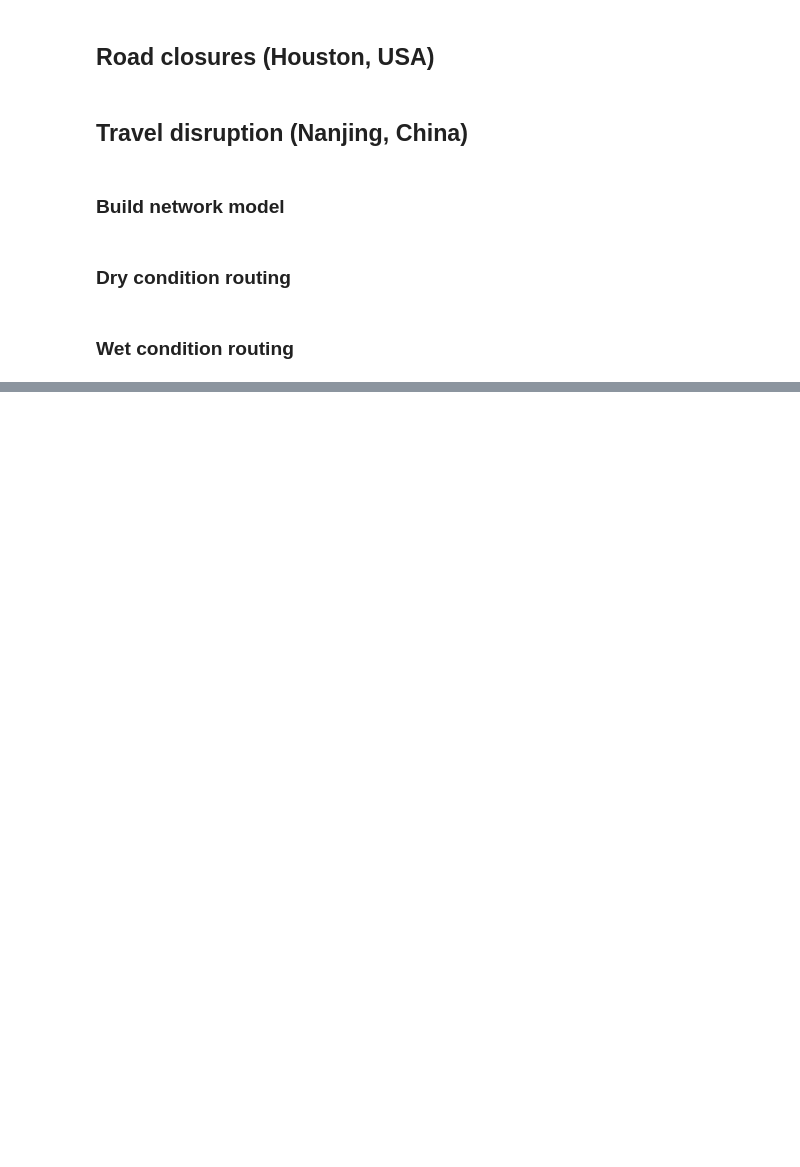
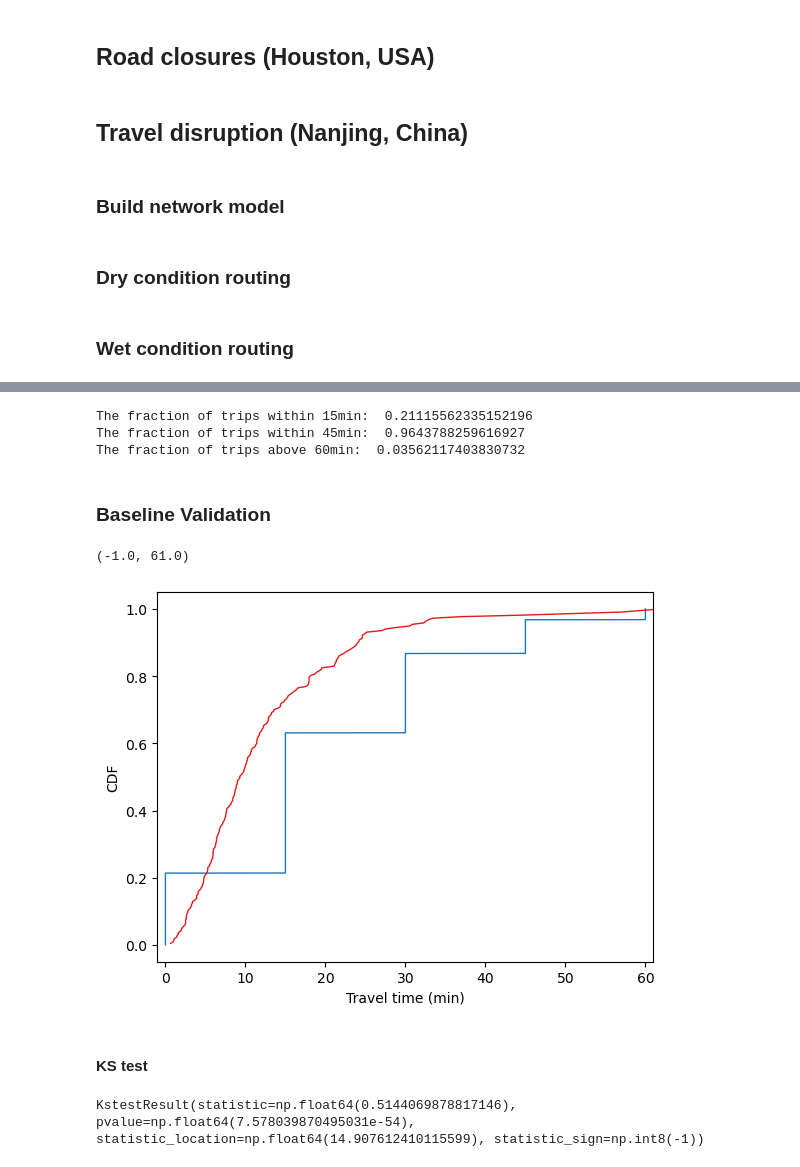
Before and after one commit to jesuslovesyiyi/Global-road-network-resilience, a Jupyter notebook: analysis/05_Validation.ipynb, the cells around one changed output, grey strips where cells are left out. Drawn from its saved outputs; the diff is of its cells as text; code cells hidden in the pictures; blank space fills up the shorter version.

Commit message:
wet routing, baseline validation

```diff
--- a/analysis/05_Validation.ipynb
+++ b/analysis/05_Validation.ipynb
@@ -373,0 +479,60 @@ for rp in RP_lst:
+# %%
+od_df_amap_cleaned = od_df_amap[od_df_amap['speed'] <= 120]
+od_df_amap_cleaned = od_df_amap_cleaned[(od_df_amap_cleaned['dur_time'] >= 0) & (od_df_amap_cleaned['dur_time'] <= 60)]
+od_df_amap_cleaned = od_df_amap_cleaned[(od_df_amap_cleaned['rad'] > 0) & (od_df_amap_cleaned['rad'] < 50)]
+od_df_amap_cleaned = od_df_amap_cleaned[(od_df_amap_cleaned['o_adcode'].map(lambda x:x[:4]) == "3201") & (od_df_amap_cleaned['d_adcode'].map(lambda x:x[:4]) == "3201")]   # both origin and destination locates in nanjing
+od_df_amap_cleaned = od_df_amap_cleaned[~((od_df_amap_cleaned['ox'] >= 137.8347) | (od_df_amap_cleaned['dx'] <= 72.004) | (od_df_amap_cleaned['oy'] <= 0.8293) | (od_df_amap_cleaned['dy'] >= 55.8271))]
+od_df_amap_cleaned = od_df_amap_cleaned[(od_df_amap_cleaned['vehicle_type'] == '0')].reset_index(drop=True)
+# %%
+""" statistics """
+# trips time
+print("The fraction of trips within 15min: ", od_df_amap_cleaned[od_df_amap_cleaned['dur_time'] == 0]['cnt'].sum() / od_df_amap_cleaned['cnt'].sum())
+
+# The fraction is 20%. We can assume the duration of these trips is 7.5 min
+print("The fraction of trips within 45min: ", od_df_amap_cleaned[od_df_amap_cleaned['dur_time'] <= 45]['cnt'].sum() / od_df_amap_cleaned['cnt'].sum())
+print("The fraction of trips above 60min: ", od_df_amap_cleaned[od_df_amap_cleaned['dur_time'] >= 60]['cnt'].sum() / od_df_amap_cleaned['cnt'].sum())
+# %% [output]
+The fraction of trips within 15min:  0.21115562335152196
+The fraction of trips within 45min:  0.9643788259616927
+The fraction of trips above 60min:  0.03562117403830732
+# %% [markdown]
+### Baseline Validation
+# %%
+### Ground truth from Amap
+Amap_baseline_df = od_df_amap_cleaned[od_df_amap_cleaned['ds'] == '20240718']
+Amap_baseline_df = Amap_baseline_df.sort_values(by="dur_time", ascending=True).reset_index(drop=True)
+Amap_baseline_df["trip_num_cusum"] = np.cumsum(Amap_baseline_df["cnt"]) / max(np.cumsum(Amap_baseline_df["cnt"]))
+
+### Simulation
+OD_baseline = pd.read_csv(home_dir + '/Nanjing_validation/nj_OD_df.csv', index_col=0)
+OD_baseline['OD_route_time_min'] = OD_baseline['OD_route_time_s']/60
+OD_baseline_df = OD_baseline.sort_values(by="OD_route_time_min", ascending=True).reset_index(drop=True)
+OD_baseline_df['cnt'] = 1
+OD_baseline_df['trip_num_cusum'] = np.cumsum(OD_baseline_df["cnt"]) / max(np.cumsum(OD_baseline_df["cnt"]))
+# %%
+fig = plt.figure()
+ax = fig.add_subplot(111)
+# Amap data
+ax.plot(Amap_baseline_df["dur_time"], Amap_baseline_df["trip_num_cusum"], label="Amap", color="#1f78b4", linewidth=1)
+plt.ylabel("CDF")
+plt.xlabel("Travel time (min)")
+
+# simulation
+ax.plot(OD_baseline_df["OD_route_time_min"], OD_baseline_df["trip_num_cusum"], label="Simulation", color="#e31a1c", linewidth=1)
+
+plt.xlim(-1, 61)
+# %% [output]
+(-1.0, 61.0)
+[figure, added]
+# %% [markdown]
+#### KS test
+# %%
+from scipy.stats import ks_2samp
+sample1 = []
+for i in range(len(Amap_baseline_df)):
+    sample1.extend( [Amap_baseline_df['dur_time'].iloc[i]] * round((Amap_baseline_df['cnt'].iloc[i])) )
+
+sample2 = list(OD_baseline_df["OD_route_time_min"])
+print(ks_2samp(sample1, sample2))
+# %% [output]
+KstestResult(statistic=np.float64(0.5144069878817146), pvalue=np.float64(7.578039870495031e-54), statistic_location=np.float64(14.907612410115599), statistic_sign=np.int8(-1))
```
Also changed, not shown: parts of 11 cells of this notebook.
